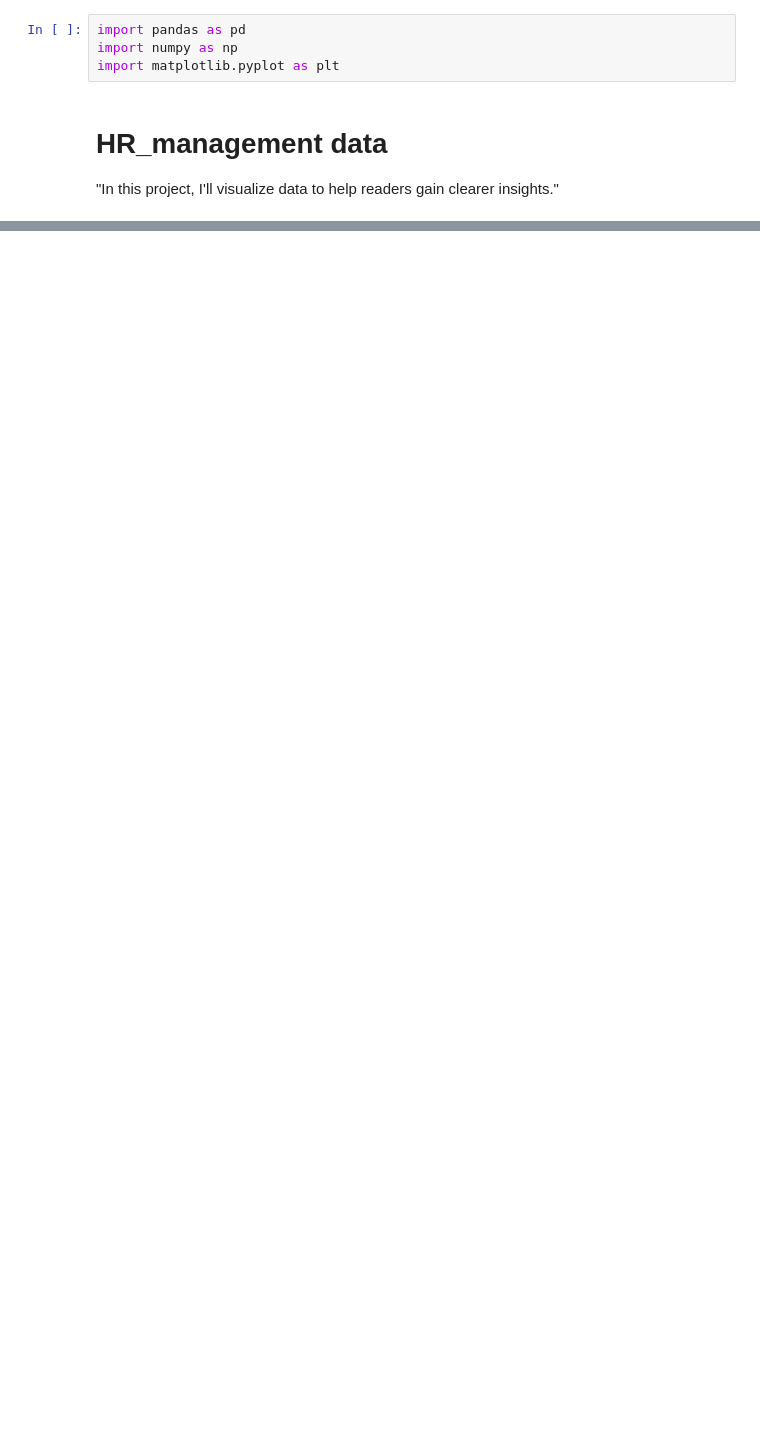
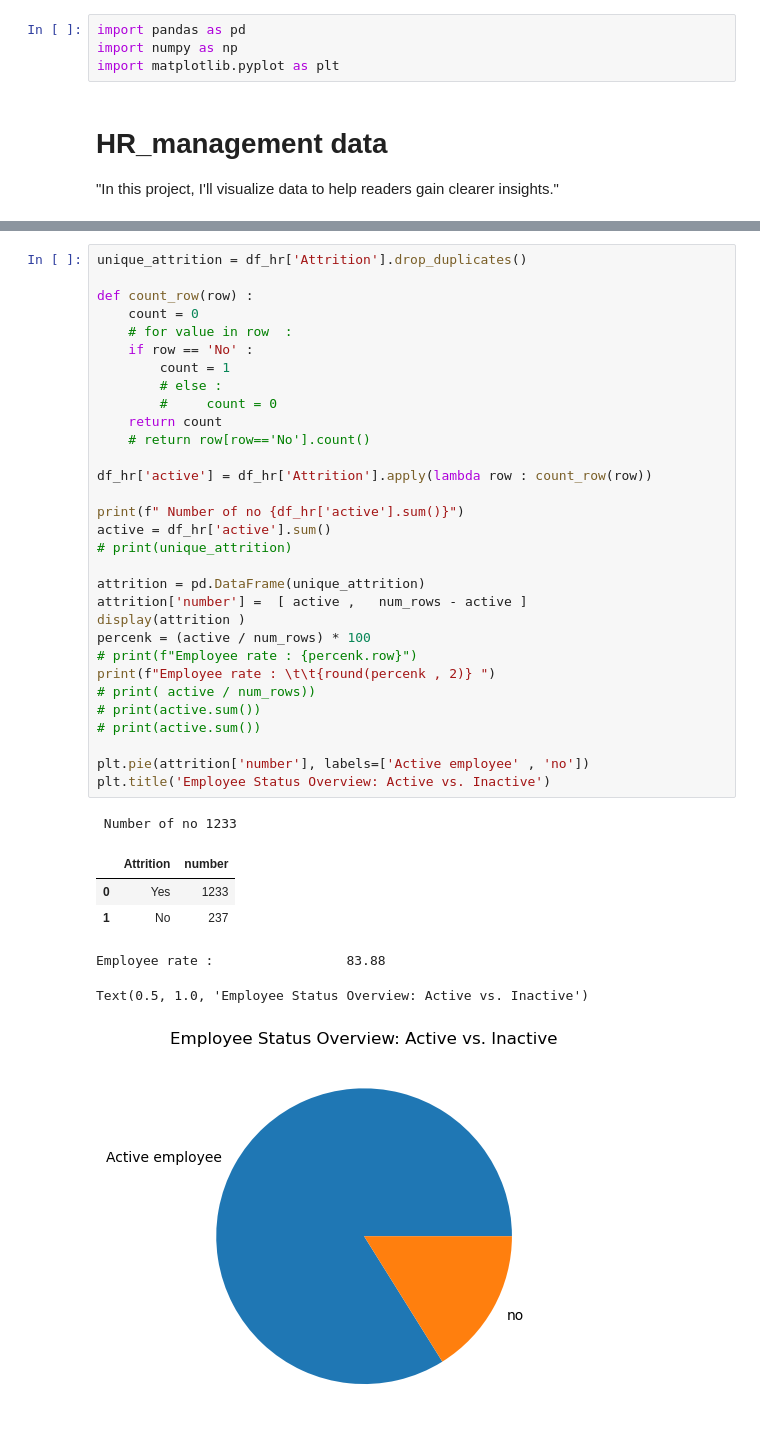
Before and after one commit to ProtacioUno/VinluanEner-Porfolio-Labs, a Jupyter notebook: Matplotlib/Hr_management.ipynb, the cells around one changed output, grey strips where cells are left out. Cells and saved outputs as stored; diff of their text form; blank space fills up the shorter version.

```diff
--- a/Matplotlib/Hr_management.ipynb
+++ b/Matplotlib/Hr_management.ipynb
@@ -29,0 +32,39 @@ Number of columns: 41
+# %%
+unique_attrition = df_hr['Attrition'].drop_duplicates()
+
+def count_row(row) :
+    count = 0
+    # for value in row  :
+    if row == 'No' :
+        count = 1
+        # else :
+        #     count = 0
+    return count
+    # return row[row=='No'].count()
+
+df_hr['active'] = df_hr['Attrition'].apply(lambda row : count_row(row))
+
+print(f" Number of no {df_hr['active'].sum()}")
+active = df_hr['active'].sum()
+# print(unique_attrition)
+
+attrition = pd.DataFrame(unique_attrition)
+attrition['number'] =  [ active ,   num_rows - active ]
+display(attrition )
+percenk = (active / num_rows) * 100
+# print(f"Employee rate : {percenk.row}")
+print(f"Employee rate : \t\t{round(percenk , 2)} ")
+# print( active / num_rows))
+# print(active.sum())
+# print(active.sum())
+
+plt.pie(attrition['number'], labels=['Active employee' , 'no'])
+plt.title('Employee Status Overview: Active vs. Inactive')
+# %% [output]
+ Number of no 1233
+|  | Attrition | number |
+| 0 | Yes | 1233 |
+| 1 | No | 237 |
+Employee rate :                 83.88
+Text(0.5, 1.0, 'Employee Status Overview: Active vs. Inactive')
+[figure, added]
```
Also changed, not shown: parts of 10 cells of this notebook.
